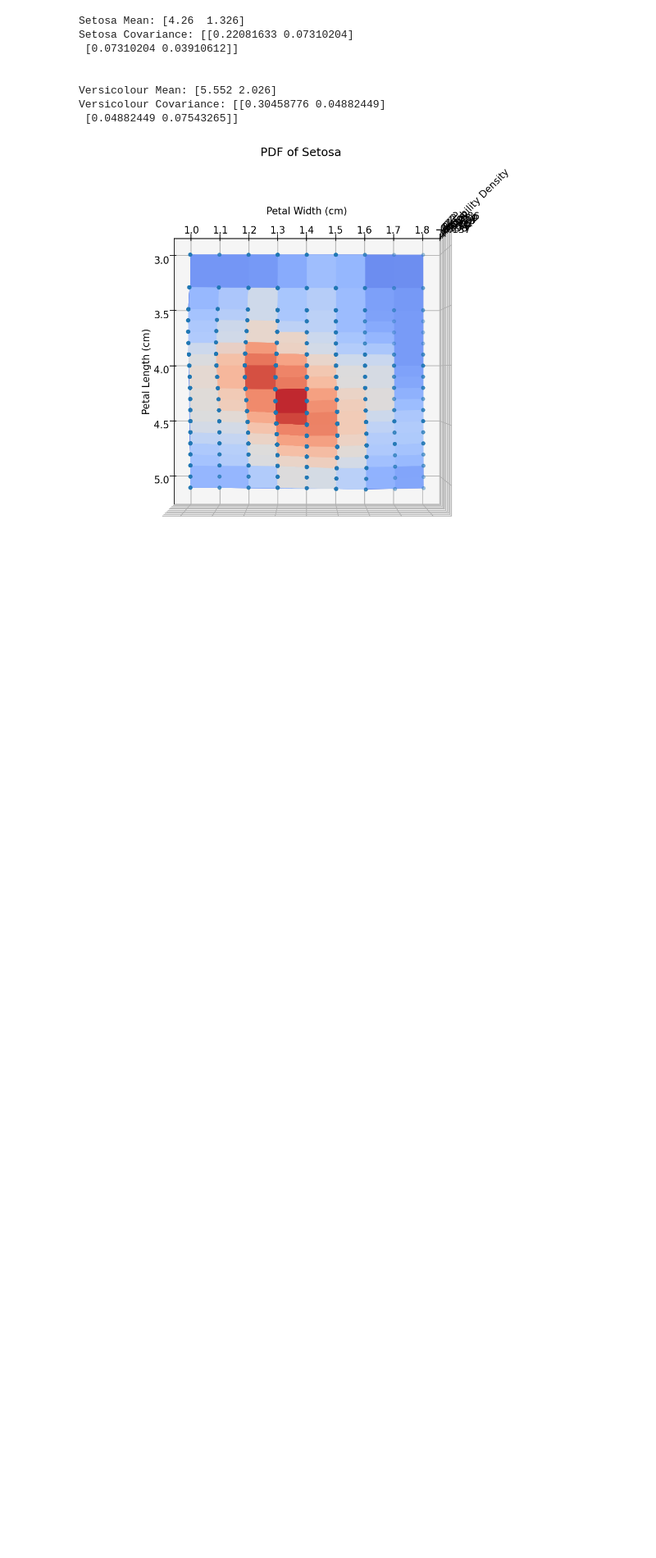
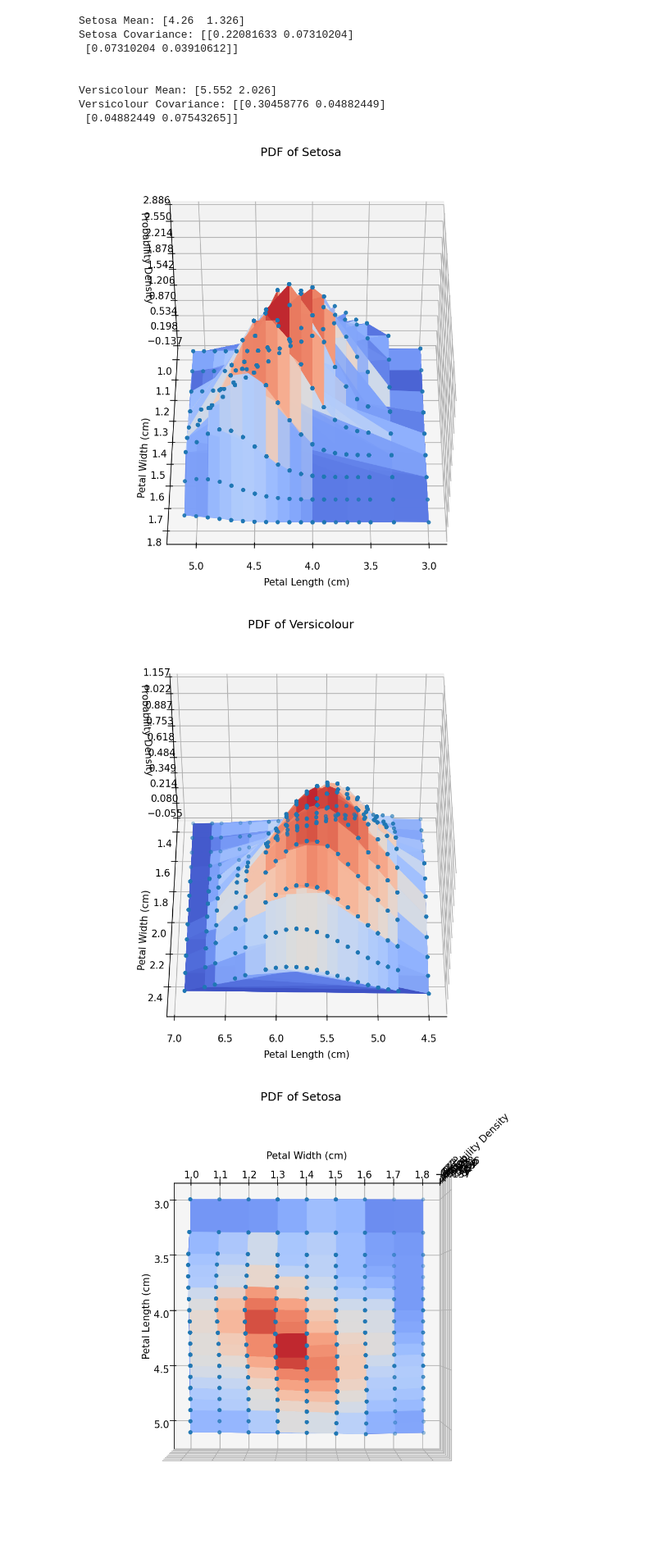
Before and after one commit to A-M-Alizadeh/Statistical-Labs, a Jupyter notebook: Stat Labs/Lab2_v6/Lab2_v6.ipynb, the cells around one changed output. Shown at 82% size. Drawn from its saved outputs; the diff is of its cells as text; code cells hidden in the pictures; blank space fills up the shorter version.

```diff
--- a/Stat Labs/Lab2_v6/Lab2_v6.ipynb
+++ b/Stat Labs/Lab2_v6/Lab2_v6.ipynb
@@ -109,6 +111,56 @@ Setosa Covariance: [[0.22081633 0.07310204]
 Versicolour Mean: [5.552 2.026]
 Versicolour Covariance: [[0.30458776 0.04882449]
  [0.04882449 0.07543265]]
+# %%
+#Visualize the 2-D joint pdf of petal length and width, a pdf function can be initialized by providing mean and covariance matrix
+from scipy.stats import multivariate_normal
+from matplotlib import cm
+from matplotlib.ticker import LinearLocator
+
+pdf_class0 = multivariate_normal(mean=setosa_mean, cov=setosa_cov)
+pdf_class1 = multivariate_normal(mean=versicolour_mean, cov=versicolour_cov)
+
+#Create a grid of x and y values on which to sample the pdf, this is done by providing a list of x-y of coordinates to the function pdf_class0.pdf(...)
+#A 3D view of the pdf can be obtained using the function ax.plot_surface
+
+#Code Example:
+
+def plotter(pdfff, data, title):
+    X = data[:, 0]
+    Y = data[:, 1]
+
+    X, Y = np.meshgrid(X, Y)
+    X_flat = X.flatten()
+    Y_flat = Y.flatten()
+    XY_list = np.concatenate((X_flat[:,np.newaxis],Y_flat[:,np.newaxis]),axis=1)
+    PDF_values = np.reshape(pdfff.pdf(XY_list), np.shape(X))
+
+    fig, ax = plt.subplots(subplot_kw={"projection": "3d"},figsize=(8, 8), dpi=150)
+    ax.plot_surface(X, Y, PDF_values, cmap=cm.coolwarm, alpha=0.7, linewidth=0)
+    plt.title('PDF of ' + title)
+    plt.xlabel('Petal Length (cm)')
+    plt.ylabel('Petal Width (cm)')
+    ax.set_zlabel('Probability Density')
+    ax.zaxis.set_major_locator(LinearLocator(10))
+    ax.view_init( 45, 90)
+    ax.scatter3D(X_flat, Y_flat, PDF_values, s=10)
+    plt.show()
+
+plotter(pdf_class0, class0, 'Setosa')
+plotter(pdf_class1, class1, 'Versicolour')
+
+
+#To change the orientation of the 3D plot the function ax.view_init(), for a view from above select ax.view_init( 90, 0)
+#After visualizing the pdf you can plot the points of the dataset on the estimated pdf using ax.scatter3D()
+#For a better visualization of the points we suggest to make the pdf plot semi-transparent using the alpha parameter
+#Code Example:
+# PDF_points_class0 = pdf_class0.pdf(Features_class0)
+#ax.scatter3D(Points_Class0_Feature0, Points_Class0_Feature1, PDF_points_class0, s=10)
+#Note: the sample code was written only for class 0 but two plots have to be done, one for class 0 and one for class 1
+#Note 2: the content of variables like Features_class0, Points_Class0_Feature0, Points_Class0_Feature1 should be substituted with variables created by the student
+# %% [output]
+[figure, added]
+[figure, added]
 # %%
 #Visualize the 2-D joint pdf of petal length and width, a pdf function can be initialized by providing mean and covariance matrix
 from scipy.stats import multivariate_normal
```
Also changed, not shown: parts of 9 cells of this notebook, 1 other file.
